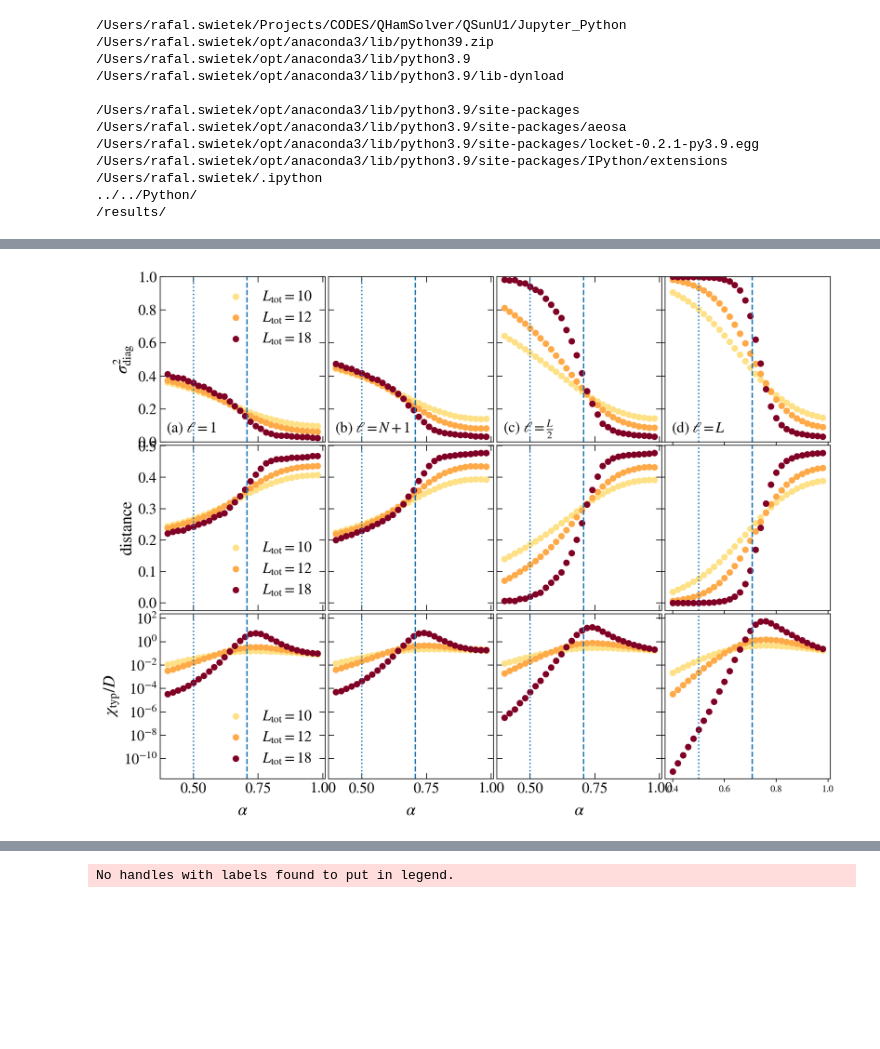
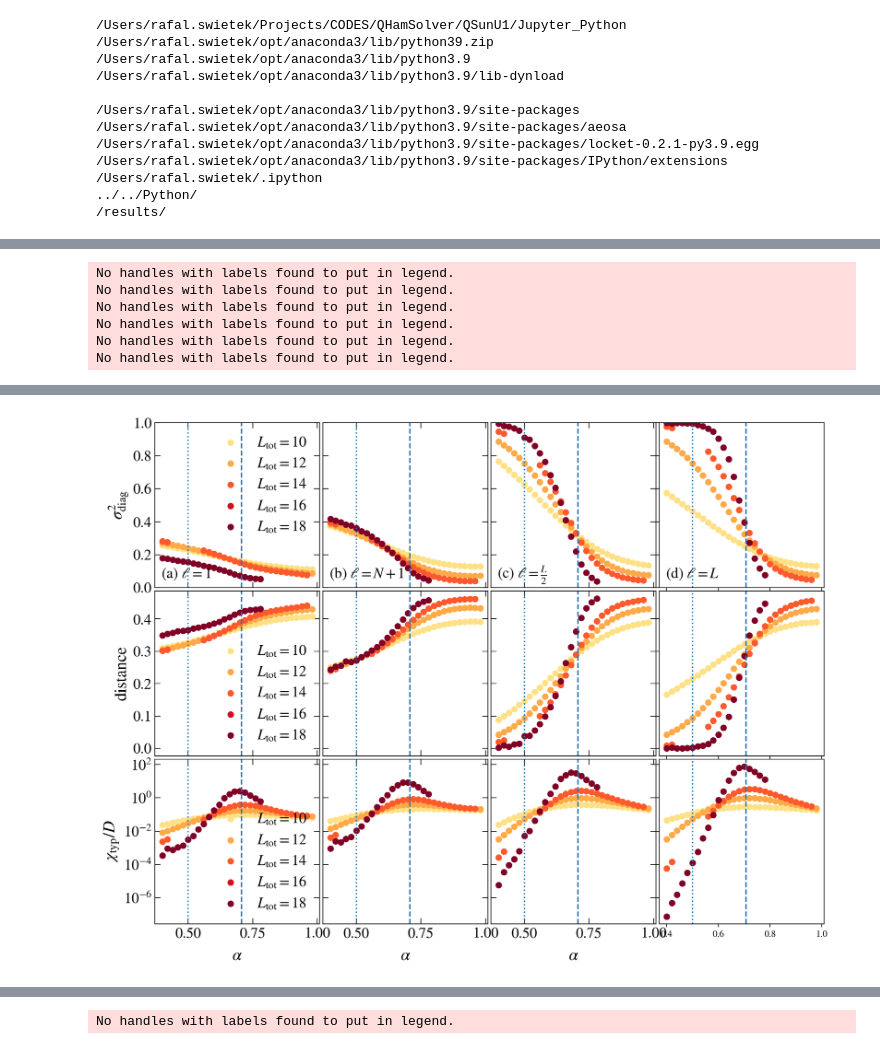
Before and after one commit to Rafal-Swietek/QHamSolver, a Jupyter notebook: QSunU1/Jupyter_Python/LIOMS.ipynb, the cells around one changed output, grey strips where cells are left out. Cells and saved outputs as stored; diff of their text form; code cells hidden in the pictures; blank space fills up the shorter version.

```diff
--- a/QSunU1/Jupyter_Python/LIOMS.ipynb
+++ b/QSunU1/Jupyter_Python/LIOMS.ipynb
@@ -103,11 +103,11 @@ J=1
 
 
 alfa=1
-h=0.0
-w=1.0
+h=1.0
+w=0.5
 zeta=0.2
 
-N=3
+N=4
 gamma=1.0
 ini_ave=1
 L = L_total - N
@@ -117,7 +117,7 @@ scaled_disorder = 0
 def bandwidth(L, alfa):
     return 1 + (J**2) / 8 * alfa**2 * (alfa**L - 1) / (alfa**2 - 1) + L / 4 * (1 + (w**2) / 3)
 
-sizes = [10, 12, 18]
+sizes = np.arange(10, 19, 2)
 
 
 L_total = 9
@@ -144,25 +144,27 @@ for L_total in sizes:
     col = s_m_L.to_rgba(L_total)
     L = L_total - N
     dim = 2**L_total
-    sites = [1, N, int(np.ceil( L/2 )), L-1]
+    sites = [1, N, N + int(np.ceil( L/2 ))-1, L-1]
     for ii_sit, ell in enumerate( sites ):
-        diag_norm = np.zeros(alfas.shape)
-        distance = np.zeros(alfas.shape)
-        chi = np.zeros(alfas.shape)
+        diag_norm = np.zeros(alfas.shape);  diag_norm.fill(np.nan)
+        distance = np.zeros(alfas.shape);  distance.fill(np.nan)
+        chi = np.zeros(alfas.shape);  chi.fill(np.nan)
 
         for ii_a, alfa in enumerate(alfas):
             alfa = alfas[ii_a]
 
             # for r
-            name_out = base_dir +  "SpectralsSiteResolved/" + info(L=L, N=N, J=J, gamma=gamma, zeta=zeta, alfa=alfa, h=h, w=w, ext='.hdf5', ini_ave=ini_ave, Sz=0)
-
-            if exists(name_out):
-                with h5py.File(name_out, "r") as file:
-                    diag_norm[ii_a] = np.array(file.get('diag_norm'))[ell]
-                    distance[ii_a] = np.array(file.get('j=%d/distance'%ell))[-2]
-                    chi[ii_a] = np.array(file.get('j=%d/TYP_SUSC'%ell))[1] / dim
-                    # chi[ii_a] = np.array(file.get('j=%d/SUSC_R'%ell))[-2] / dim
-            else:
+            name_out = base_dir +  "SpectralsSiteResolved_E=0/" + info(L=L, N=N, J=J, gamma=gamma, zeta=zeta, alfa=alfa, h=h, w=w, ext='.hdf5', ini_ave=ini_ave, Sz=0)
+            try:
+                if exists(name_out):
+                    with h5py.File(name_out, "r") as file:
+                        diag_norm[ii_a] = np.array(file.get('diag_norm'))[ell]
+                        distance[ii_a] = np.array(file.get('j=%d/distance'%ell))[-2]
+                        chi[ii_a] = np.array(file.get('j=%d/TYP_SUSC'%ell))[1] / dim
+                        # chi[ii_a] = np.array(file.get('j=%d/SUSC_R'%ell))[-2] / dim
+                else:
+                    print(name_out)
+            except OSError:
                 print(name_out)
         axis[0, ii_sit].scatter(alfas, diag_norm, color=col, label = r"$L_{\rm tot}=%d$"%L_total if ii_sit==0 else "")
         axis[1, ii_sit].scatter(alfas, distance, color=col, label = r"$L_{\rm tot}=%d$"%L_total if ii_sit==0 else "")
@@ -197,0 +211,6 @@ No handles with labels found to put in legend.
+No handles with labels found to put in legend.
+No handles with labels found to put in legend.
+No handles with labels found to put in legend.
+No handles with labels found to put in legend.
+No handles with labels found to put in legend.
+No handles with labels found to put in legend.
@@ -198,4 +237,4 @@ No handles with labels found to put in legend.
-[figure, old version]
+[figure, new version]
 # %%
 L_total=15
 
```
Also changed, not shown: parts of 6 cells of this notebook, 1 other file.
